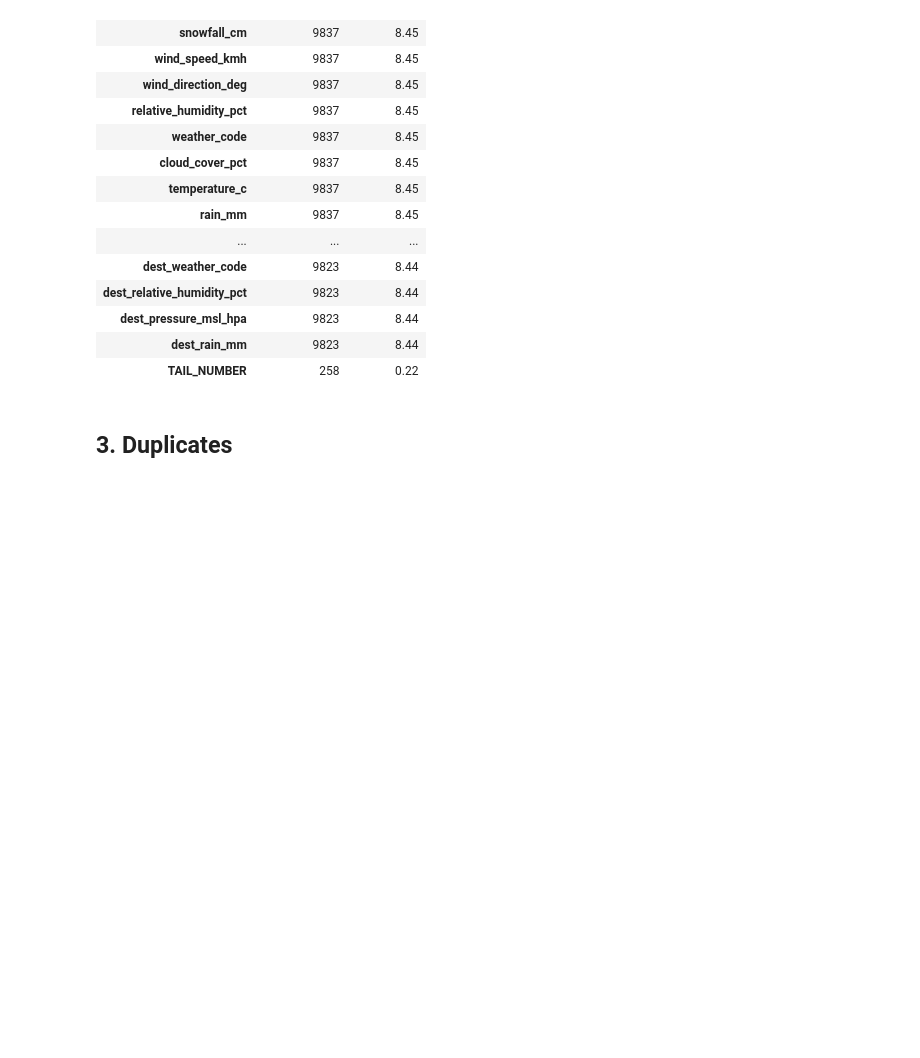
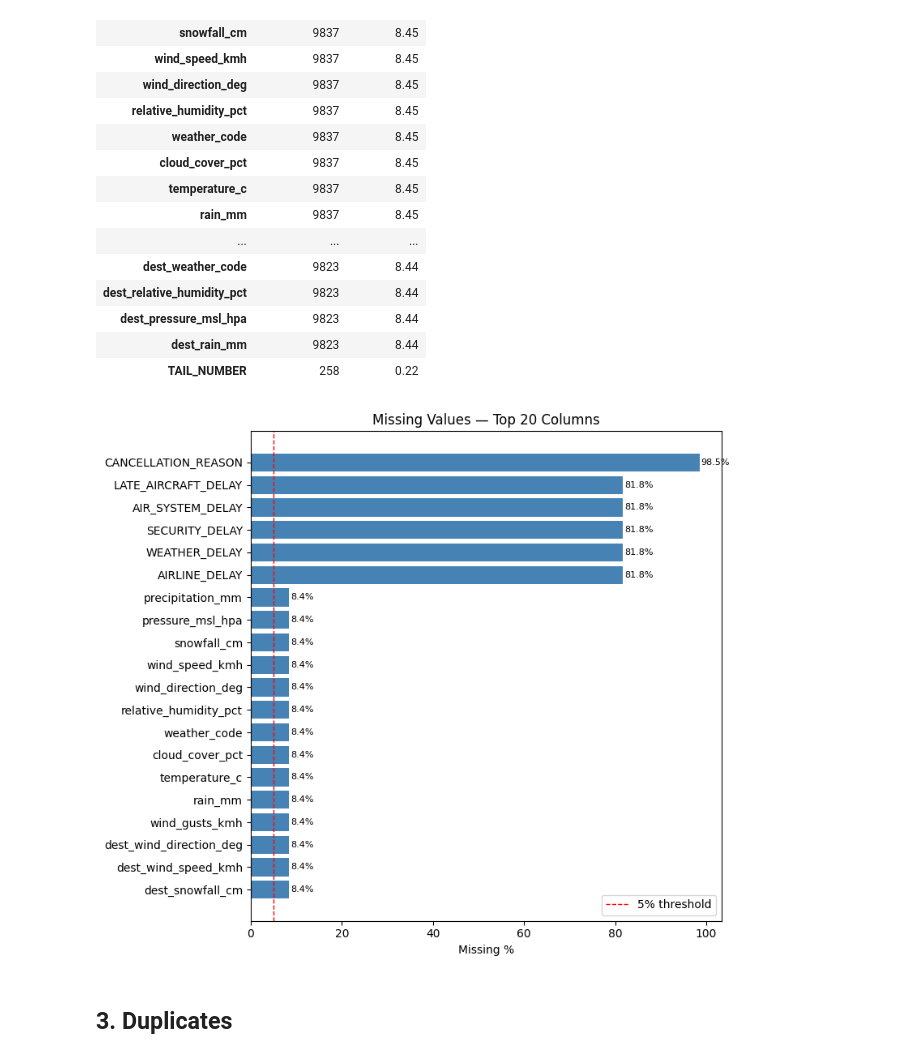
Before and after one commit to El-Maktab/DS-Flight-Delay-Classification, a Jupyter notebook: notebooks/validation_report.ipynb, the cells around one changed output. Saved outputs shown, nothing was run; the diff lists cells and outputs as text; code cells hidden in the pictures; blank space fills up the shorter version.

Commit message:
feat(validation): generate some diagrams in the validation part

```diff
--- a/notebooks/validation_report.ipynb
+++ b/notebooks/validation_report.ipynb
@@ -104,6 +104,25 @@ Unexpected nulls (require justification):
 | dest_pressure_msl_hpa | 9823 | 8.44 |
 | dest_rain_mm | 9823 | 8.44 |
 | TAIL_NUMBER | 258 | 0.22 |
+# %%
+import matplotlib.pyplot as plt
+
+missing = results['completeness']['details']['missing_report']
+top = missing[missing['missing_count'] > 0].head(20)
+
+fig, ax = plt.subplots(figsize=(8, 7))
+bars = ax.barh(top.index[::-1], top['missing_pct'][::-1], color='steelblue', edgecolor='none')
+ax.axvline(5, color='red', linestyle='--', linewidth=1, label='5% threshold')
+ax.set_xlabel('Missing %')
+ax.set_title('Missing Values — Top 20 Columns')
+ax.legend()
+for bar, val in zip(bars, top['missing_pct'][::-1]):
+    ax.text(bar.get_width() + 0.3, bar.get_y() + bar.get_height() / 2,
+            f'{val:.1f}%', va='center', fontsize=8)
+plt.tight_layout()
+plt.show()
+# %% [output]
+[figure, added]
 # %% [markdown]
 ## 3. Duplicates
 # %%
```
Also changed, not shown: parts of 5 cells of this notebook, 4 other files.
